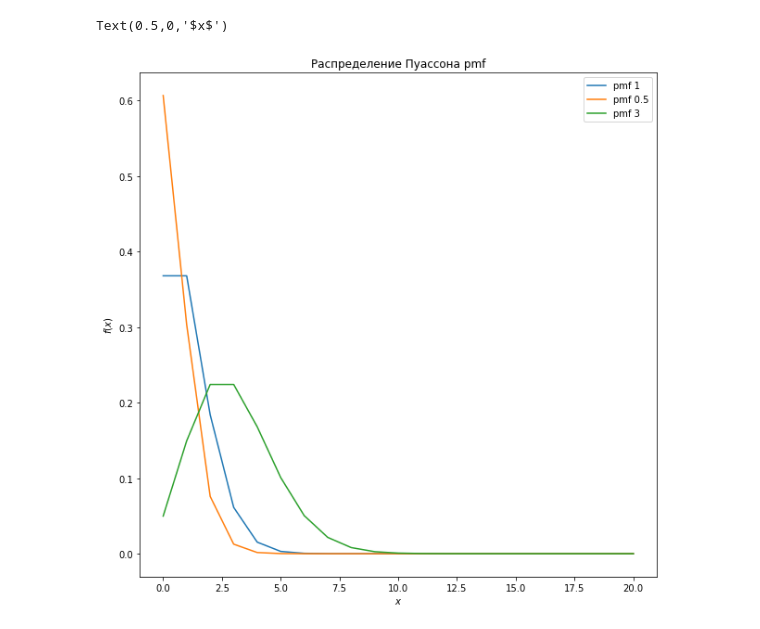
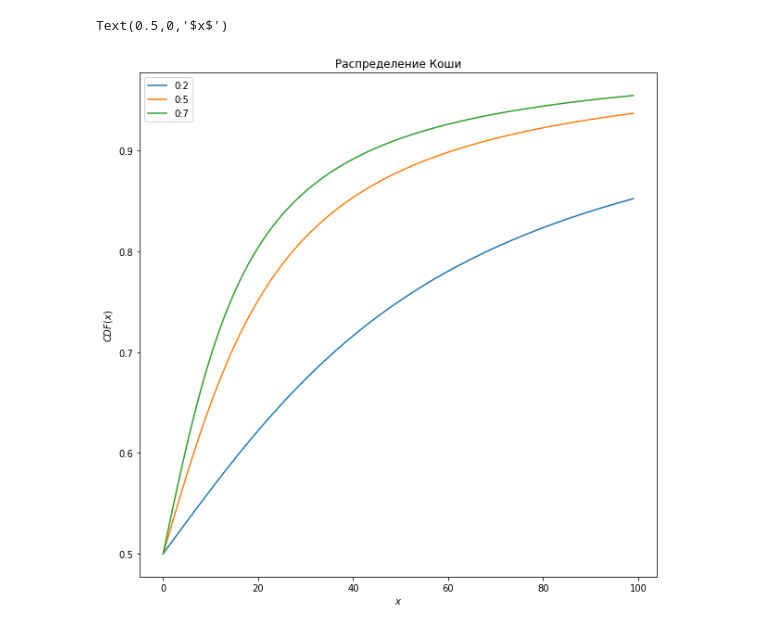
Before and after one commit to dsemen/netology, a Jupyter notebook: distr_graphics.ipynb, the cells around one changed output. Drawn from its saved outputs; the diff is of its cells as text; code cells hidden in the pictures.

```diff
--- a/distr_graphics.ipynb
+++ b/distr_graphics.ipynb
@@ -26,15 +107,15 @@ Text(0.5,0,'$x$')
 # %%
+cdf = cauchy_rv.cdf(x)
+cdf2 = cauchy_rv.cdf(y)
+cdf3 = cauchy_rv.cdf(z)
 plt.figure(figsize=(10,10))
-pmf = pois_rv.pmf(x)
-pmf2 = pois_rv2.pmf(x)
-pmf3 = pois_rv3.pmf(x)
-plt.plot(pmf)
-plt.plot(pmf2)
-plt.plot(pmf3)
-plt.title('Распределение Пуассона pmf')
-plt.legend(['pmf 1',  'pmf 0.5', 'pmf 3'])
-plt.ylabel('$f(x)$')
+plt.plot(cdf)
+plt.plot(cdf2)
+plt.plot(cdf3)
+plt.title('Распределение Коши')
+plt.legend(['0:2', '0:5', '0:7'])
+plt.ylabel('$CDF(x)$')
 plt.xlabel('$x$')
 # %% [output]
 Text(0.5,0,'$x$')
-[figure, old version]
+[figure, new version]
```
Also changed, not shown: parts of 10 cells of this notebook.
